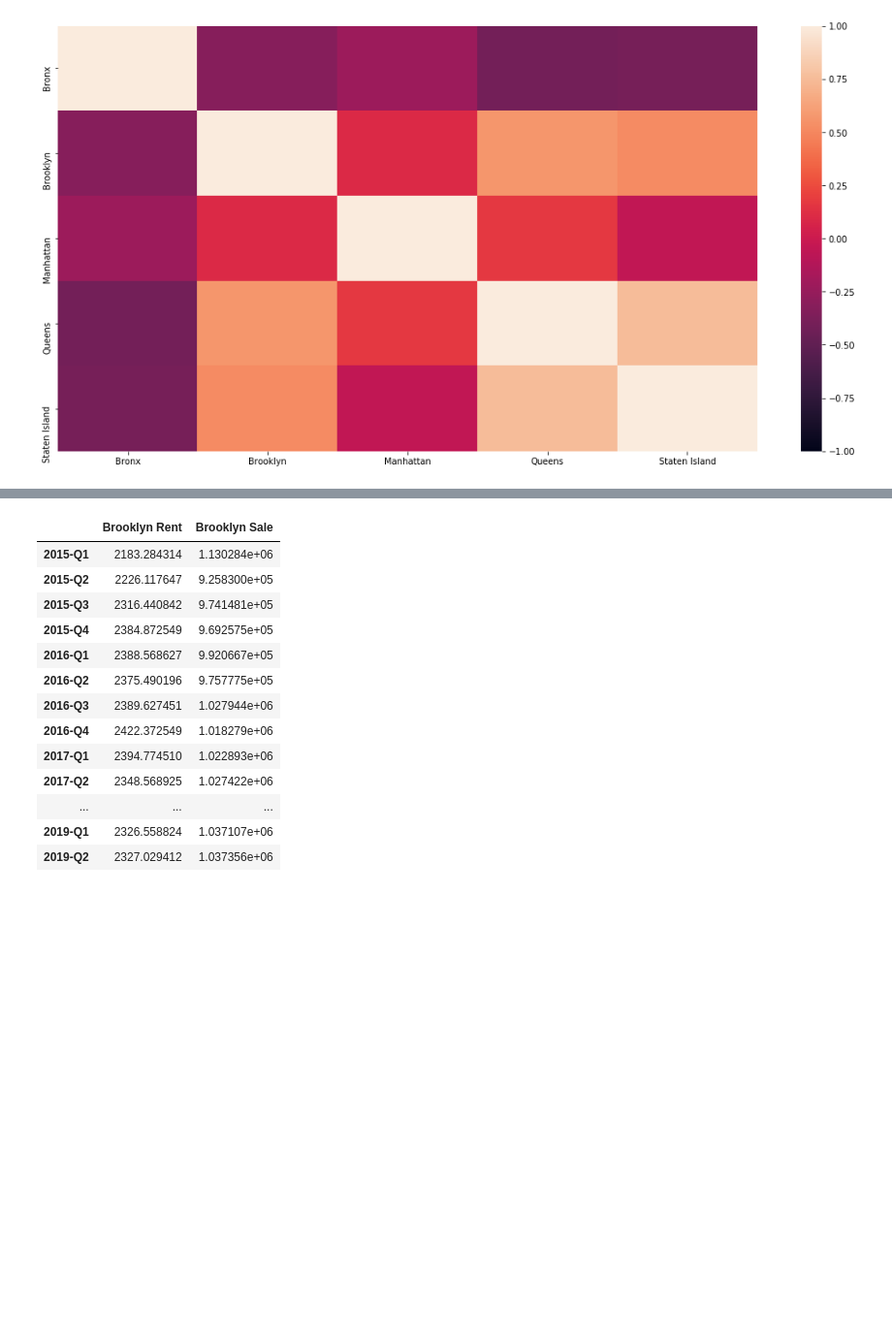
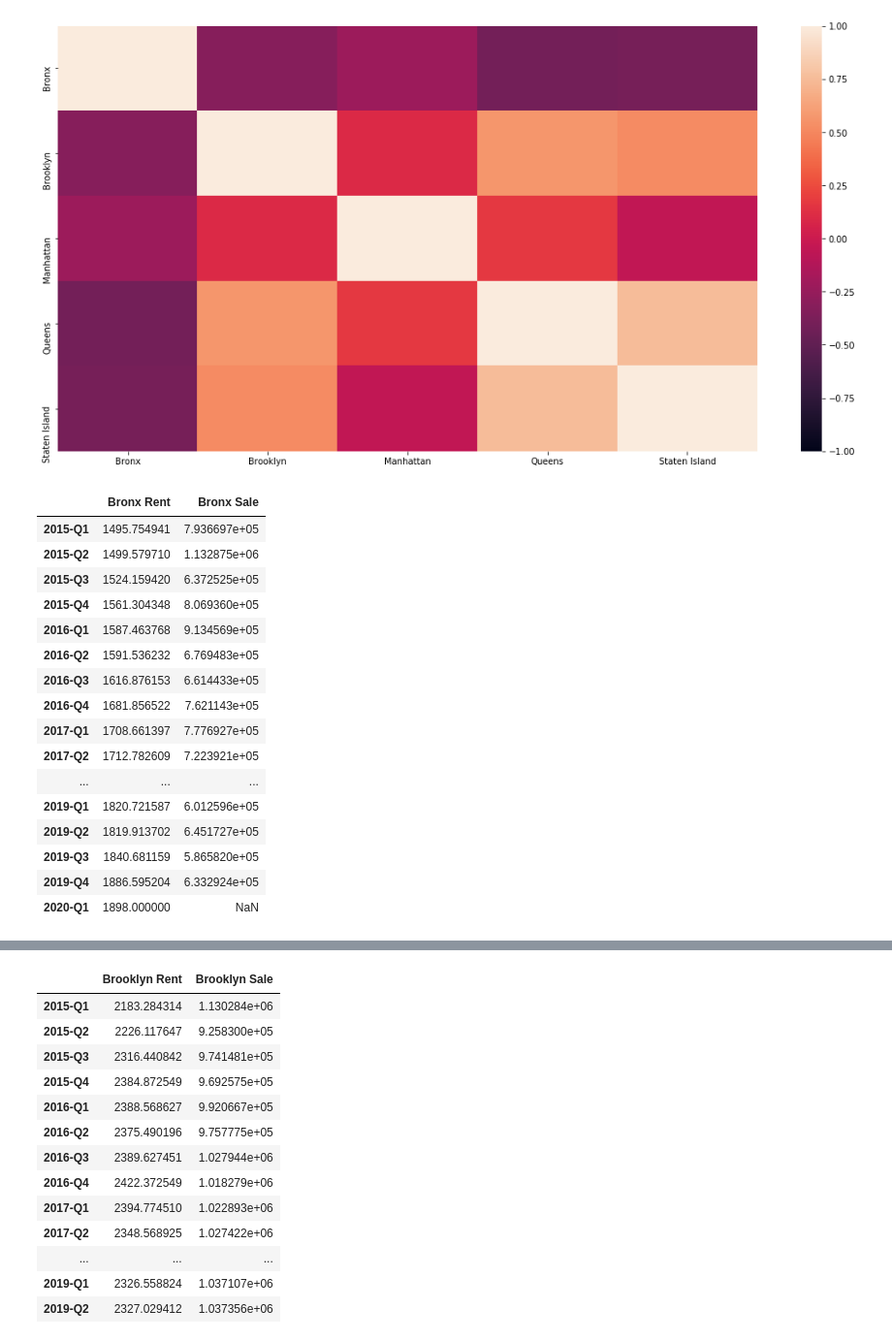
Before and after one commit to ShakedRj/NYC_Real_Estate, a Jupyter notebook: rent_sale_analysis.ipynb, the cells around one changed output, grey strips where cells are left out. Shown at 97% size. Saved outputs shown, nothing was run; the diff lists cells and outputs as text; code cells hidden in the pictures; blank space fills up the shorter version.

```diff
--- a/rent_sale_analysis.ipynb
+++ b/rent_sale_analysis.ipynb
@@ -99,3 +102,28 @@ sns.heatmap(quarter_sale_correlation, vmin=-1, vmax=1)
 # %% [output]
 <matplotlib.axes._subplots.AxesSubplot at 0x...>
 [figure]
+# %%
+# Create a new database for Bronx rent and sales prices
+index=('2015-Q1','2015-Q2','2015-Q3','2015-Q4','2016-Q1','2016-Q2','2016-Q3','2016-Q4','2017-Q1','2017-Q2','2017-Q3','2017-Q4','2018-Q1','2018-Q2','2018-Q3','2018-Q4','2019-Q1','2019-Q2','2019-Q3','2019-Q4','2020-Q1')
+quarter_rent_sale_bronx=pd.DataFrame(index = index)
+quarter_rent_sale_bronx['Bronx Rent']=quarter_rent_df['Bronx']
+quarter_rent_sale_bronx['Bronx Sale']=quarter_sale_df['Bronx']
+quarter_rent_sale_bronx
+# %% [output]
+|  | Bronx Rent | Bronx Sale |
+| 2015-Q1 | 1495.754941 | 7.936697e+05 |
+| 2015-Q2 | 1499.579710 | 1.132875e+06 |
+| 2015-Q3 | 1524.159420 | 6.372525e+05 |
+| 2015-Q4 | 1561.304348 | 8.069360e+05 |
+| 2016-Q1 | 1587.463768 | 9.134569e+05 |
+| 2016-Q2 | 1591.536232 | 6.769483e+05 |
+| 2016-Q3 | 1616.876153 | 6.614433e+05 |
+| 2016-Q4 | 1681.856522 | 7.621143e+05 |
+| 2017-Q1 | 1708.661397 | 7.776927e+05 |
+| 2017-Q2 | 1712.782609 | 7.223921e+05 |
+| ... | ... | ... |
+| 2019-Q1 | 1820.721587 | 6.012596e+05 |
+| 2019-Q2 | 1819.913702 | 6.451727e+05 |
+| 2019-Q3 | 1840.681159 | 5.865820e+05 |
+| 2019-Q4 | 1886.595204 | 6.332924e+05 |
+| 2020-Q1 | 1898.000000 | NaN |
```
Also changed, not shown: parts of 3 cells of this notebook.
